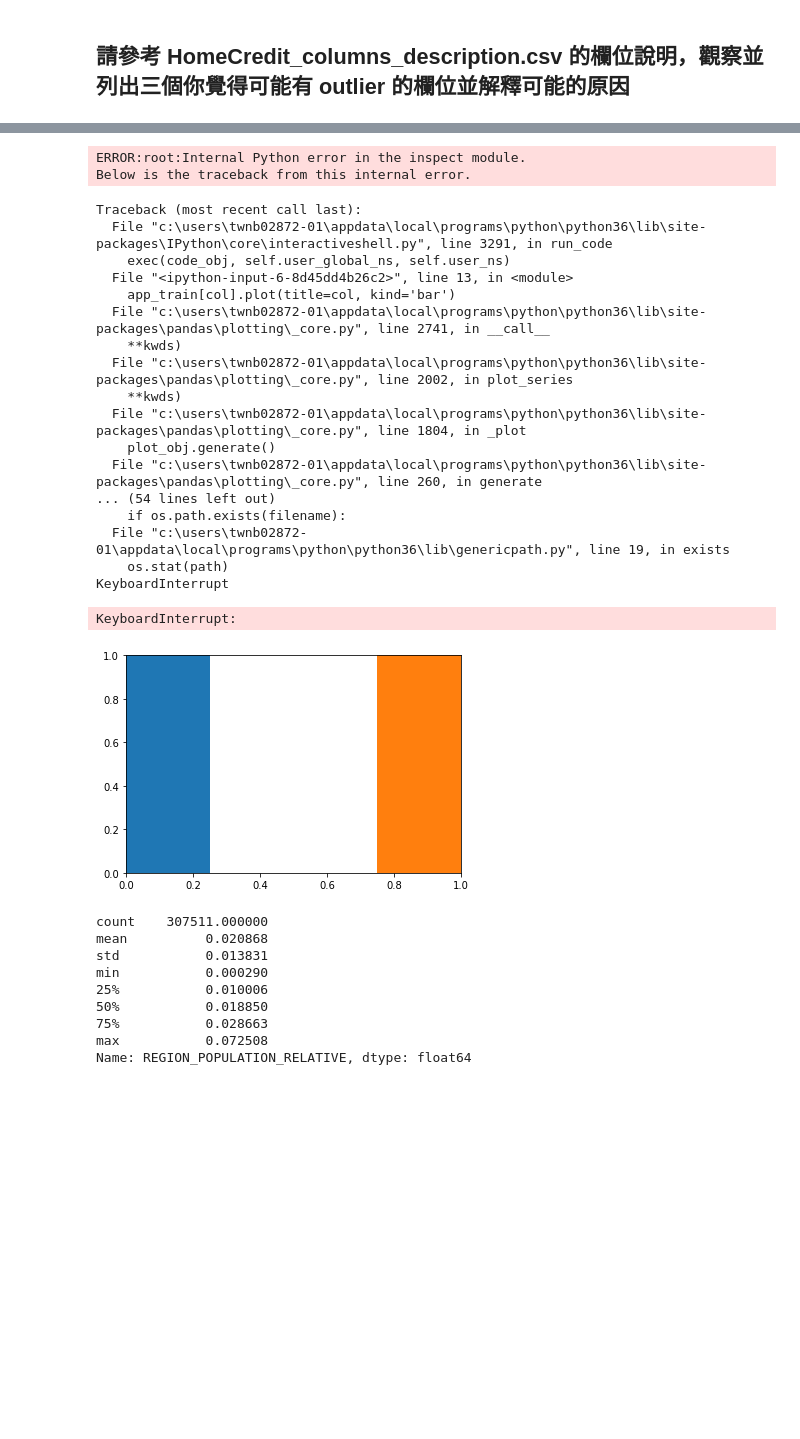
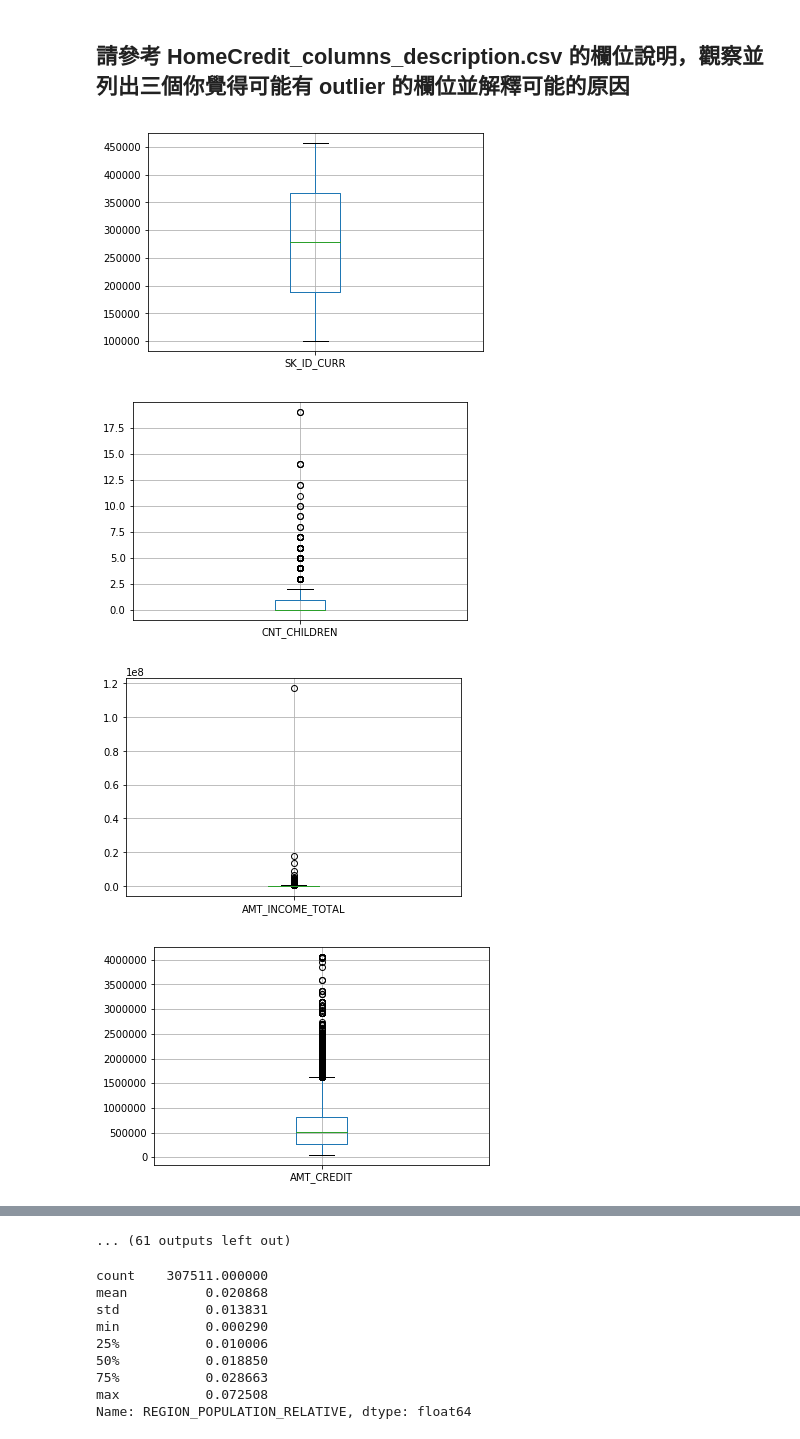
Before and after one commit to benjamin791023/2nd-ML100Days, a Jupyter notebook: ML100/Day_006_HW.ipynb, the cells around one changed output, grey strips where cells are left out. Cells and saved outputs as stored; diff of their text form; code cells hidden in the pictures; blank space fills up the shorter version.

```diff
--- a/ML100/Day_006_HW.ipynb
+++ b/ML100/Day_006_HW.ipynb
@@ -54,16 +54,20 @@ list(app_train.dtypes.isin(dtype_select))
 # %%
 # 先篩選數值型的欄位
 """
 YOUR CODE HERE, fill correct data types (for example str, float, int, ...)
 """
-dtype_select = [int, float]
+dtype_select = [np.dtype('float64'), np.dtype('int64')]
 numeric_columns = list(app_train.columns[list(app_train.dtypes.isin(dtype_select))])
 
 # 再把只有 2 值 (通常是 0,1) 的欄位去掉
 numeric_columns = list(app_train[numeric_columns].columns[list(app_train[numeric_columns].apply(lambda x:len(x.unique())!=2 ))])
 
 # 檢視這些欄位的數值範圍
 for col in numeric_columns:
-    app_train[col].plot(title=col)
+    app_train.boxplot(col)
     plt.show()
 # %% [output]
+[figure, new version]
+[figure, added]
+[figure, added]
+[figure, added]
@@ -70,24 +82,4 @@ for col in numeric_columns:
-ERROR:root:Internal Python error in the inspect module.
-Below is the traceback from this internal error.
+... (61 outputs left out)
-Traceback (most recent call last):
-  File "c:\users\twnb02872-01\appdata\local\programs\python\python36\lib\site-packages\IPython\core\interactiveshell.py", line 3291, in run_code
-    exec(code_obj, self.user_global_ns, self.user_ns)
-  File "<ipython-input-6-8d45dd4b26c2>", line 13, in <module>
-    app_train[col].plot(title=col, kind='bar')
-  File "c:\users\twnb02872-01\appdata\local\programs\python\python36\lib\site-packages\pandas\plotting\_core.py", line 2741, in __call__
-    **kwds)
-  File "c:\users\twnb02872-01\appdata\local\programs\python\python36\lib\site-packages\pandas\plotting\_core.py", line 2002, in plot_series
-    **kwds)
-  File "c:\users\twnb02872-01\appdata\local\programs\python\python36\lib\site-packages\pandas\plotting\_core.py", line 1804, in _plot
-    plot_obj.generate()
-  File "c:\users\twnb02872-01\appdata\local\programs\python\python36\lib\site-packages\pandas\plotting\_core.py", line 260, in generate
-... (54 lines left out)
-    if os.path.exists(filename):
-  File "c:\users\twnb02872-01\appdata\local\programs\python\python36\lib\genericpath.py", line 19, in exists
-    os.stat(path)
-KeyboardInterrupt
-KeyboardInterrupt:
-[figure, old version]
 # %%
 # 從上面的圖檢查的結果，至少這三個欄位好像有點可疑
 
```
Also changed, not shown: parts of 3 cells of this notebook.
